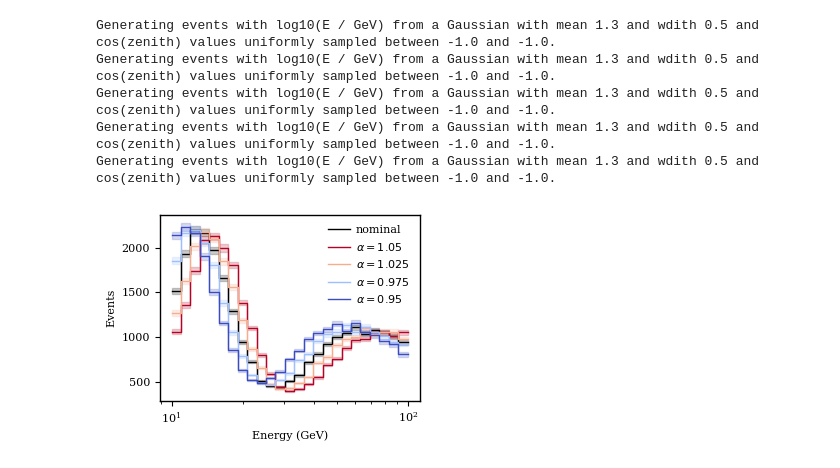
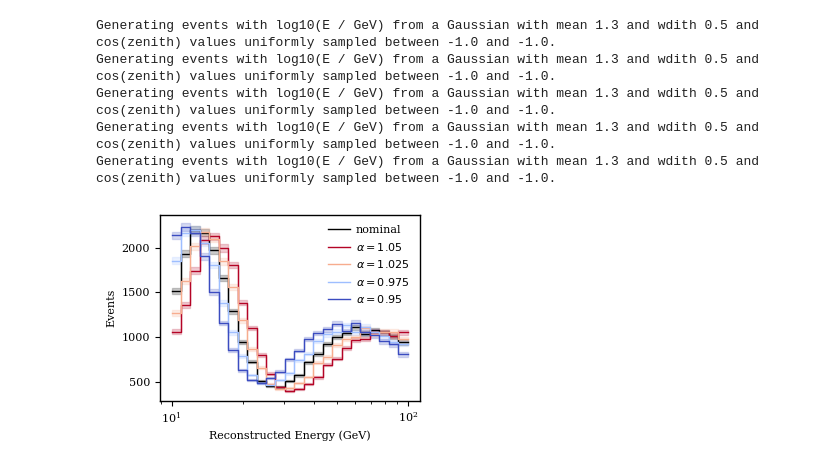
Before and after one commit to LeanderFischer/ultrasurfaces, a Jupyter notebook: Toy MC Paper Plots.ipynb, the cells around one changed output. Saved outputs shown, nothing was run; the diff lists cells and outputs as text; code cells hidden in the pictures.

```diff
--- a/Toy MC Paper Plots.ipynb
+++ b/Toy MC Paper Plots.ipynb
@@ -89,24 +89,24 @@ Generating events with log10(E / GeV) from a Gaussian with mean 1.3 and wdith 0.
 # %%
 from toy_mc.histogram import plot_histogram
 
 plt.style.use("ultrasurfaces_paper_plotstyle.mplstyle")
 
 fig, ax = plt.subplots()
 # write alpha instead of mu in the legend because we write that in the paper
 plot_histogram(gen_nominal.get_histogram(bin_edges), ax=ax, label="nominal", color="k")
 # color each histogram with a colormap according to its alpha value
 cmap = plt.get_cmap("coolwarm")
 
 plot_histogram(gen_sys_1.get_histogram(bin_edges), ax=ax, label=r"$\alpha=1.05$", color=cmap(1.0))
 plot_histogram(gen_sys_4.get_histogram(bin_edges), ax=ax, label=r"$\alpha=1.025$", color=cmap(0.7))
 plot_histogram(gen_sys_3.get_histogram(bin_edges), ax=ax, label=r"$\alpha=0.975$", color=cmap(0.3))
 plot_histogram(gen_sys_2.get_histogram(bin_edges), ax=ax, label=r"$\alpha=0.95$", color=cmap(0.0))
 plt.semilogx()
 plt.legend()
-plt.xlabel("Energy (GeV)")
+plt.xlabel("Reconstructed Energy (GeV)")
 plt.ylabel("Events")
 plt.tight_layout()
 plt.savefig("plot_output/toy_mc_histogram_systematics.pdf")
 plt.show()
 # %% [output]
-[figure, old version]
+[figure, new version]
```
Also changed, not shown: 1 other file.
